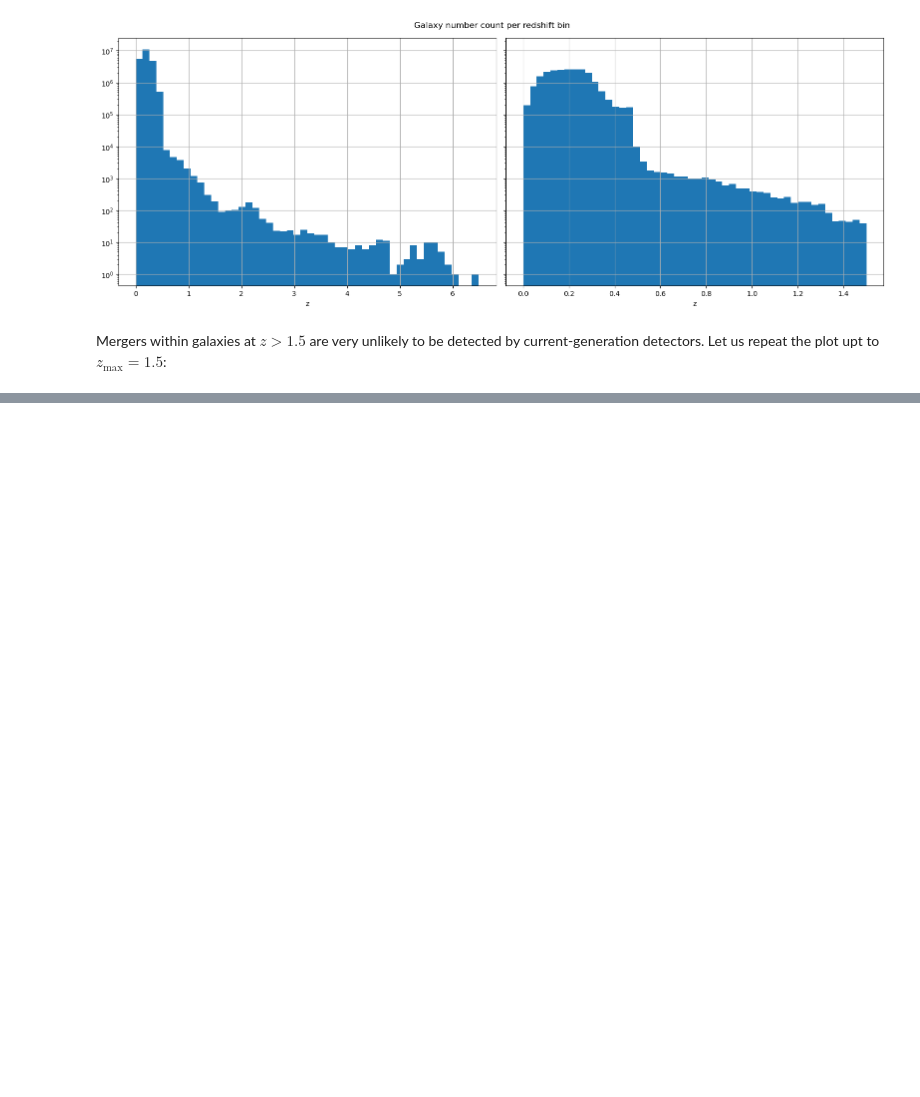
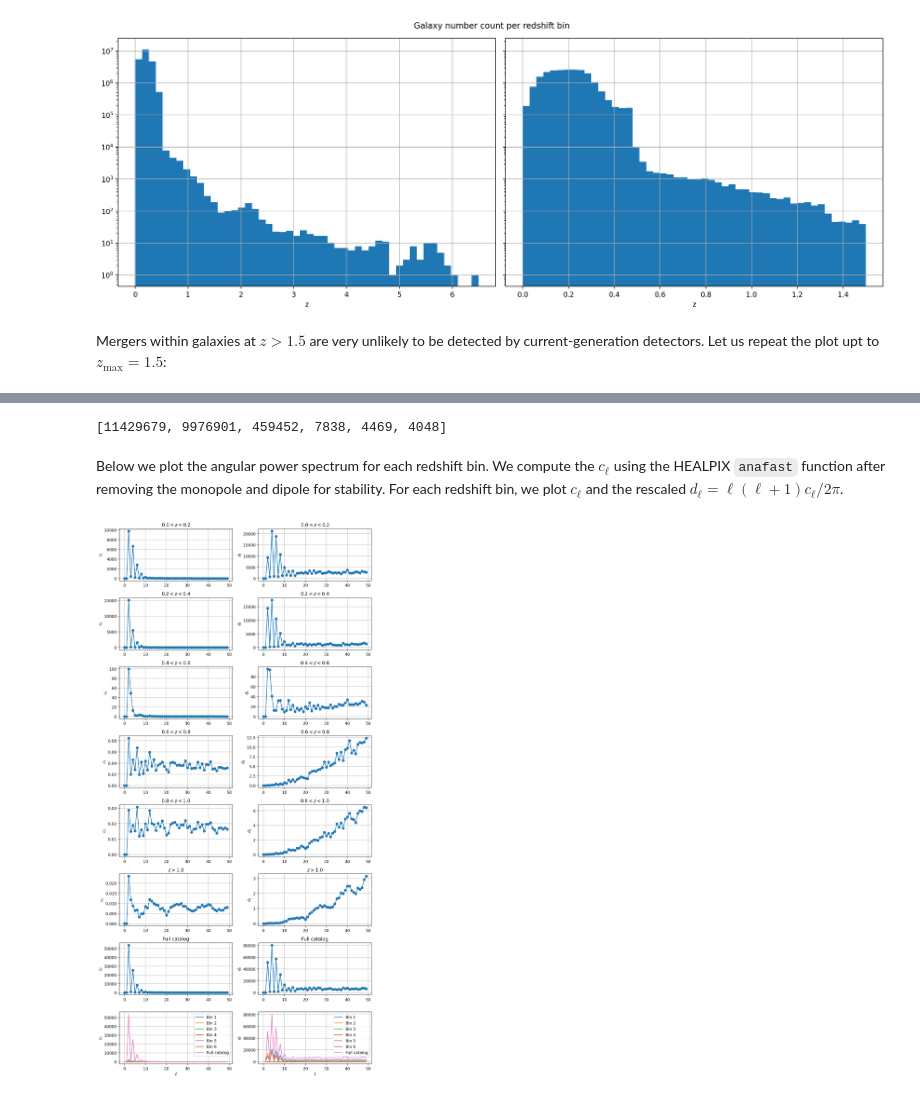
Before and after one commit to binado/standard-sirens, a Jupyter notebook: src/visualize_catalog.ipynb, the cells around one changed output, grey strips where cells are left out. Drawn from its saved outputs; the diff is of its cells as text; code cells hidden in the pictures; blank space fills up the shorter version.

Commit message:
Update waveform and catalog notebooks

```diff
--- a/src/visualize_catalog.ipynb
+++ b/src/visualize_catalog.ipynb
@@ -40,7 +42,7 @@ The `skymap` dataset holds the corresponding pixel for each galaxy. In the cell
 # %%
 ra, dec = catalog.get('ra'), catalog.get('dec')
 print(len(ra), len(dec))
-skymap = Skymap(nside, ra, dec)
+skymap = Skymap(nside, ra, dec, nest=False)
 number_density = skymap.counts()
 hp.mollview(number_density, title="Galaxy number counts", norm="hist")
 hp.graticule()
@@ -101,0 +104,59 @@ plt.show()
+# %%
+z_bins = [0.0, 0.2, 0.4, 0.6, 0.8, 1.0]
+nbins = len(z_bins)
+masks = skymap.bin_array(z, z_bins)
+ra_per_bin  = [skymap.remove_mask(ra, ~mask) for mask in masks]
+dec_per_bin  = [skymap.remove_mask(dec, ~mask) for mask in masks]
+print([len(ra_per_bin[i]) for i in range(len(z_bins))])
+# %% [output]
+[11429679, 9976901, 459452, 7838, 4469, 4048]
+# %% [markdown]
+Below we plot the angular power spectrum for each redshift bin. We compute the $c_\ell$ using the HEALPIX `anafast` function after removing the monopole and dipole for stability. For each redshift bin, we plot $c_\ell$ and the rescaled $d_\ell = \ell (\ell + 1)c_\ell / 2\pi$.
+# %%
+nside = 64
+lmax = 3 * nside - 1
+ell = np.arange(lmax + 1)
+lshow = 50
+fig, axs = plt.subplots(nbins + 2, 2, figsize=(10, 3 * nbins + 2))
+
+# Compute angular power spectra for each redshift bin
+for i, (rabin, decbin) in enumerate(zip(ra_per_bin, dec_per_bin)):
+    bin_skymap = Skymap(nside, rabin, decbin, nest=False)
+    map = bin_skymap.counts()
+    map = hp.remove_dipole(np.array(map, dtype=np.float64))
+    cls = hp.anafast(map, lmax=lmax)
+
+    # Plotting cl and dl
+    axs[-1][0].plot(ell[:lshow], cls[:lshow] / (2 * np.pi), label=f'Bin {i + 1}')
+    axs[-1][1].plot(ell[:lshow], (ell * (ell + 1) * cls)[:lshow] / (2 * np.pi), label=f'Bin {i + 1}')
+    axs[i][0].plot(ell[:lshow], cls[:lshow], '-o')
+    axs[i][1].plot(ell[:lshow], (ell * (ell + 1) * cls)[:lshow] / (2 * np.pi), '-o')
+    title = r'${} < z < {}$'.format(z_bins[i], z_bins[i + 1]) if i < nbins - 1 else r'$z > {}$'.format(z_bins[i])
+    axs[i][0].set_title(title)
+    axs[i][1].set_title(title)
+
+# Compute angular power spectra for the full catalog
+map = Skymap(nside, ra, dec, nest=False).counts()
+map = hp.remove_dipole(np.array(map, dtype=np.float64))
+cls = hp.anafast(map, lmax=lmax)
+axs[-2][0].plot(ell[:lshow], cls[:lshow], '-o')
+axs[-2][1].plot(ell[:lshow], (ell * (ell + 1) * cls)[:lshow] / (2 * np.pi), '-o')
+axs[-2][0].set_title('Full catalog')
+axs[-2][1].set_title('Full catalog')
+axs[-1][0].plot(ell[:lshow], cls[:lshow], label='Full catalog')
+axs[-1][1].plot(ell[:lshow], (ell * (ell + 1) * cls)[:lshow] / (2 * np.pi), label='Full catalog')
+axs[-1][0].set_xlabel(r'$\ell$')
+axs[-1][1].set_xlabel(r'$\ell$')
+axs[-1][0].legend()
+axs[-1][1].legend()
+
+for ax in axs:
+    ax[0].set_ylabel(r'$c_\ell$')
+    ax[1].set_ylabel(r'$d_\ell$')
+    ax[0].grid()
+    ax[1].grid()
+
+fig.tight_layout()
+plt.show()
+# %% [output]
+[figure, added]
```
Also changed, not shown: parts of 3 cells of this notebook, 1 other file.
